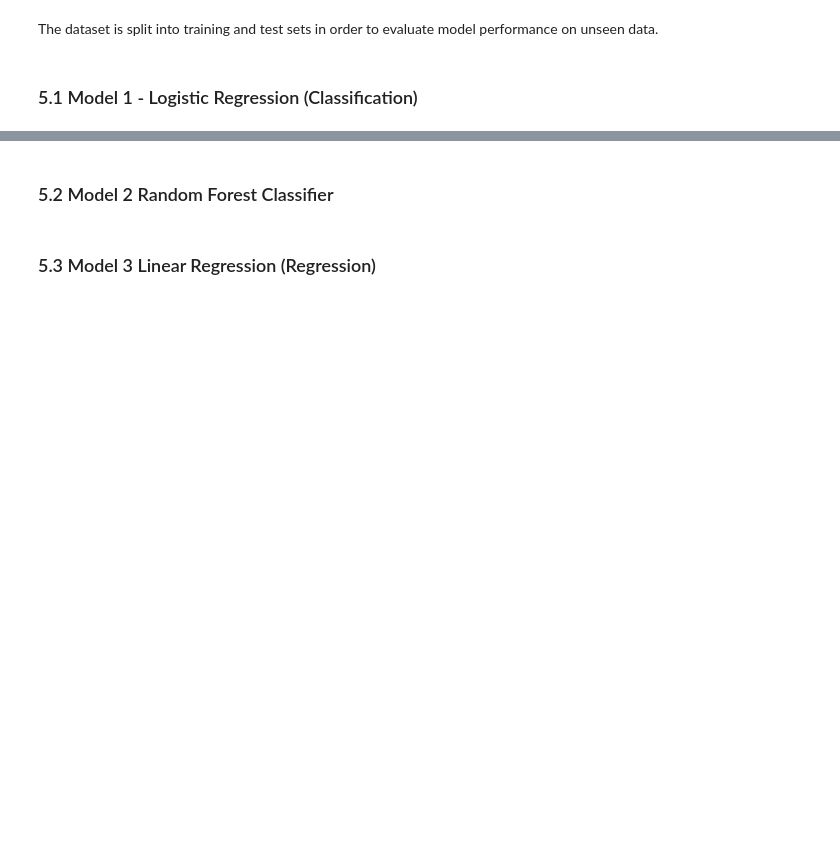
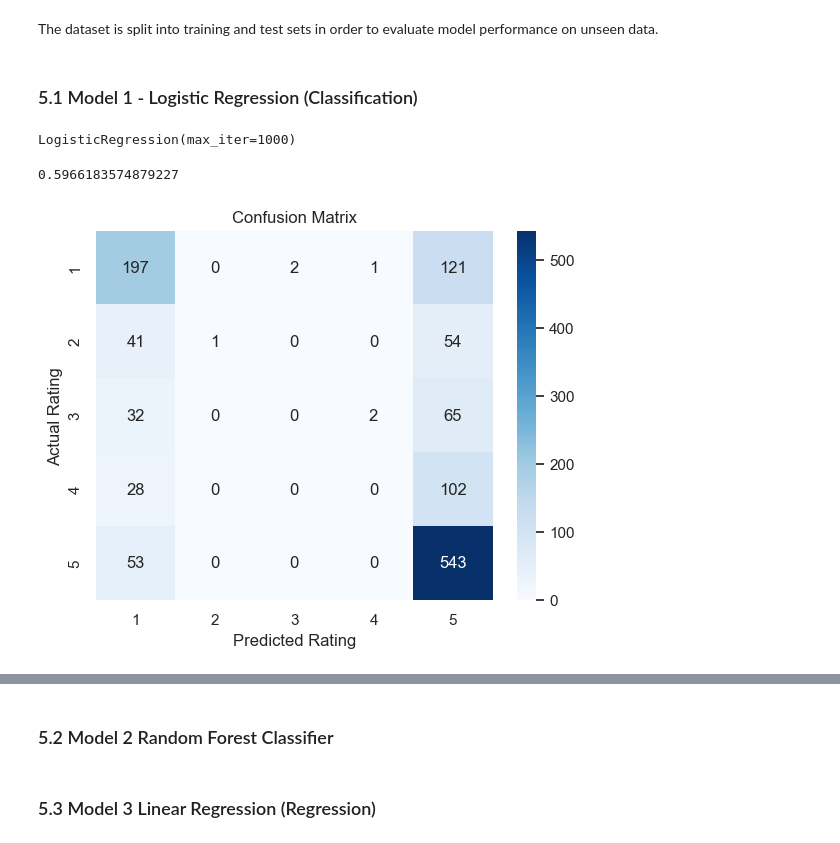
Before and after one commit to nicoholth/INFO284Semesterassignment, a Jupyter notebook: Task1_Sentiment/Task1_Sentiment.ipynb, the cells around one changed output, grey strips where cells are left out. Drawn from its saved outputs; the diff is of its cells as text; code cells hidden in the pictures; blank space fills up the shorter version.

Commit message:
model 1

```diff
--- a/Task1_Sentiment/Task1_Sentiment.ipynb
+++ b/Task1_Sentiment/Task1_Sentiment.ipynb
@@ -130,4 +125,4 @@ df["review_text"] = df["review_text"].apply(
 # %%
 from sklearn.feature_extraction.text import TfidfVectorizer
 # %%
-vectorizer = TfidfVectorizer(max_features=5000)
+TfidfVectorizer(max_features=5000, ngram_range=(1,2))
@@ -157,3 +154,40 @@ X_train.shape
 The dataset is split into training and test sets in order to evaluate model performance on unseen data.
 # %% [markdown]
 ### 5.1 Model 1 - Logistic Regression (Classification)
+# %%
+from sklearn.linear_model import LogisticRegression
+
+model = LogisticRegression(max_iter=1000)
+
+model.fit(X_train, y_train)
+# %% [output]
+LogisticRegression(max_iter=1000)
+# %%
+predictions = model.predict(X_test)
+# %%
+from sklearn.metrics import accuracy_score
+
+accuracy = accuracy_score(y_test, predictions)
+accuracy
+# %% [output]
+0.5966183574879227
+# %%
+from sklearn.metrics import confusion_matrix
+
+cm = confusion_matrix(y_test, predictions)
+
+sns.heatmap(
+    cm,
+    annot=True,
+    fmt="d",
+    cmap="Blues",
+    xticklabels=[1,2,3,4,5],
+    yticklabels=[1,2,3,4,5]
+)
+
+plt.xlabel("Predicted Rating")
+plt.ylabel("Actual Rating")
+plt.title("Confusion Matrix")
+plt.show()
+# %% [output]
+[figure, added]
```
Also changed, not shown: parts of 4 cells of this notebook.
